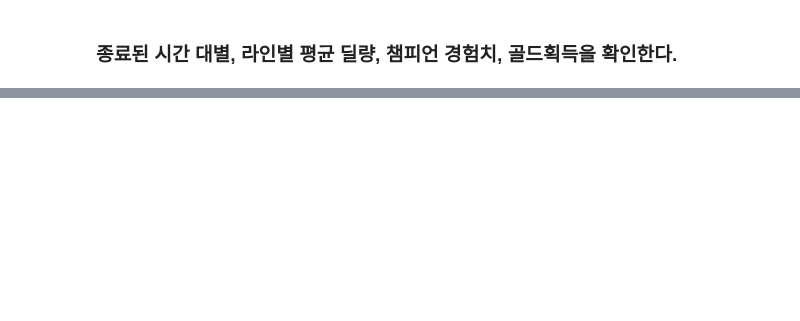
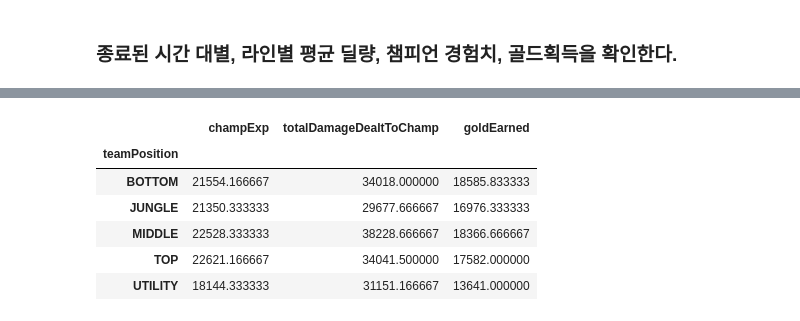
Before and after one commit to lima4/lol, a Jupyter notebook: api.ipynb, the cells around one changed output, grey strips where cells are left out. Drawn from its saved outputs; the diff is of its cells as text; code cells hidden in the pictures; blank space fills up the shorter version.

```diff
--- a/api.ipynb
+++ b/api.ipynb
@@ -357,3 +371,13 @@ def gamemean(time_df):
+# %%
+game_played40up.groupby('teamPosition').mean()[['champExp','totalDamageDealtToChamp', 'goldEarned']]
+# %% [output]
+|  | champExp | totalDamageDealtToChamp | goldEarned |
+| teamPosition |  |  |  |
+| BOTTOM | 21554.166667 | 34018.000000 | 18585.833333 |
+| JUNGLE | 21350.333333 | 29677.666667 | 16976.333333 |
+| MIDDLE | 22528.333333 | 38228.666667 | 18366.666667 |
+| TOP | 22621.166667 | 34041.500000 | 17582.000000 |
+| UTILITY | 18144.333333 | 31151.166667 | 13641.000000 |
 # %%
 game_played40up.groupby('teamPosition').mean()
 # %% [output]
```
Also changed, not shown: parts of 8 cells of this notebook.
